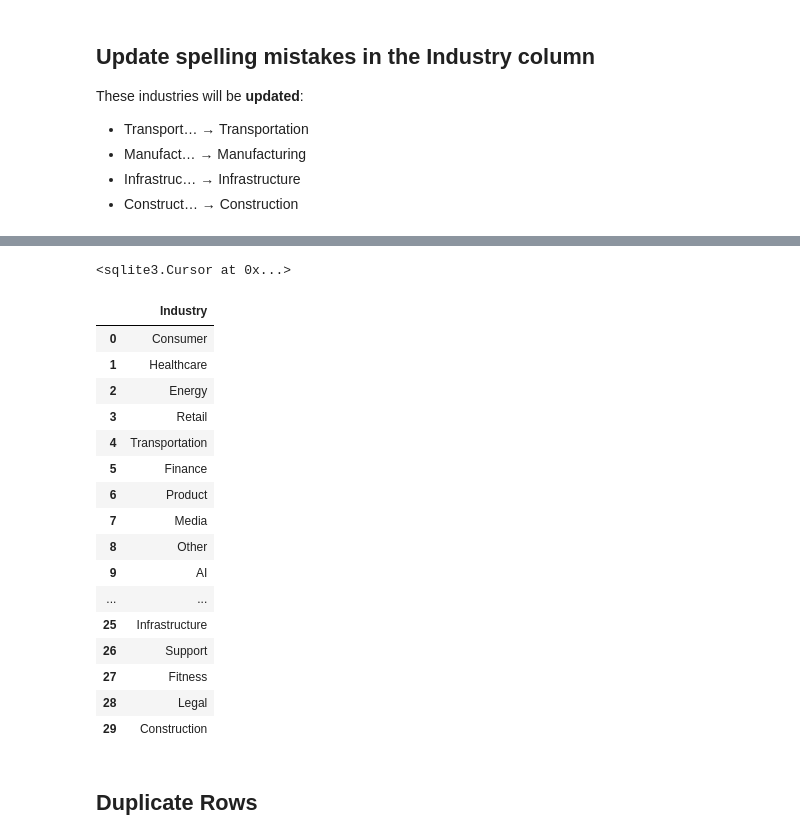
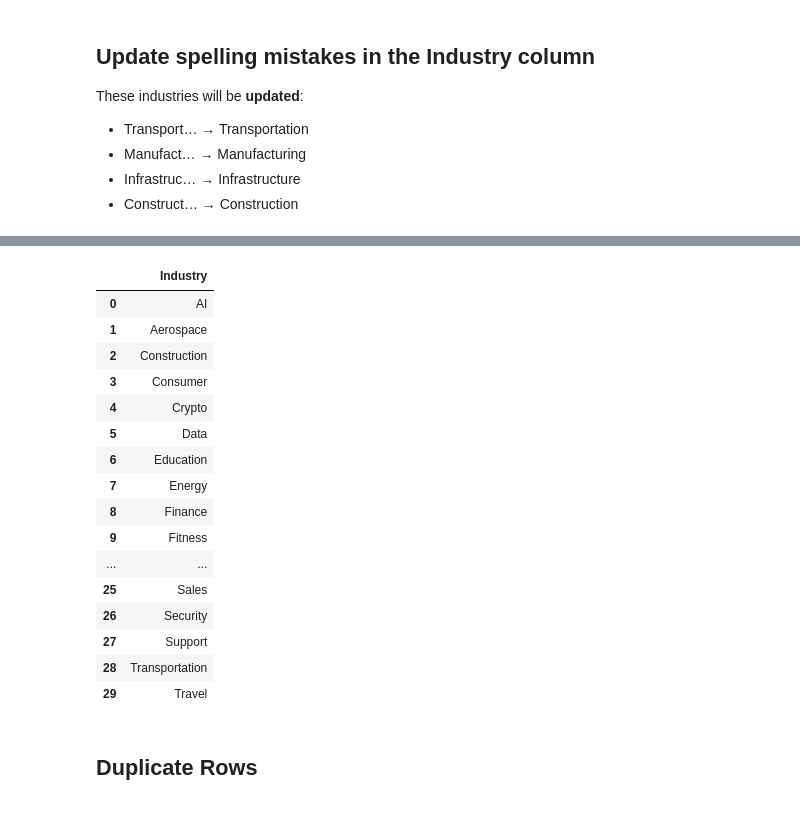
Before and after one commit to Wilfrida-Were/Tech-Layoffs-Data-Cleaning-in-SQL, a Jupyter notebook: tech-layoffs-data-cleaning-in-sql.ipynb, the cells around one changed output, grey strips where cells are left out. Saved outputs shown, nothing was run; the diff lists cells and outputs as text; code cells hidden in the pictures.

```diff
--- a/tech-layoffs-data-cleaning-in-sql.ipynb
+++ b/tech-layoffs-data-cleaning-in-sql.ipynb
@@ -186,41 +327,49 @@ conn.execute(update_query)
 # %%
+# ============================================================
+# DATA CLEANING — FIX SPELLING MISTAKES (Industry Column)
+# ============================================================
+
+# Standardize Industry names:
+# - Replace variations like 'Construct' etc with a consistent label 'Construction'
+
 # Update to Construction
 update_query = """
 UPDATE tech_layoffs
 SET Industry = 'Construction'
 WHERE Industry LIKE 'Construct%';
 """
 
 # Execute the update query using conn.execute()
 conn.execute(update_query)
+
+# ------------------------------------------------------------
+# 🔍 VERIFY: Check distinct Industry values after update
+# ------------------------------------------------------------
+industry_check = pd.read_sql_query("""
+    SELECT DISTINCT Industry
+    FROM tech_layoffs
+    ORDER BY Industry;
+""", conn)
+
+display(industry_check)
 # %% [output]
-<sqlite3.Cursor at 0x...>
+|  | Industry |
+| 0 | AI |
+| 1 | Aerospace |
+| 2 | Construction |
+| 3 | Consumer |
+| 4 | Crypto |
+| 5 | Data |
+| 6 | Education |
+| 7 | Energy |
+| 8 | Finance |
+| 9 | Fitness |
+| ... | ... |
+| 25 | Sales |
+| 26 | Security |
+| 27 | Support |
+| 28 | Transportation |
+| 29 | Travel |
-# %%
-# Confirm the Updates
-industry_updates = pd.read_sql_query("""
-SELECT DISTINCT Industry
-FROM tech_layoffs
-""",conn)
-
-industry_updates
-# %% [output]
-|  | Industry |
-| 0 | Consumer |
-| 1 | Healthcare |
-| 2 | Energy |
-| 3 | Retail |
-| 4 | Transportation |
-| 5 | Finance |
-| 6 | Product |
-| 7 | Media |
-| 8 | Other |
-| 9 | AI |
-| ... | ... |
-| 25 | Infrastructure |
-| 26 | Support |
-| 27 | Fitness |
-| 28 | Legal |
-| 29 | Construction |
 # %% [markdown]
 ## Duplicate Rows
 # %%
```
Also changed, not shown: parts of 18 cells of this notebook.
